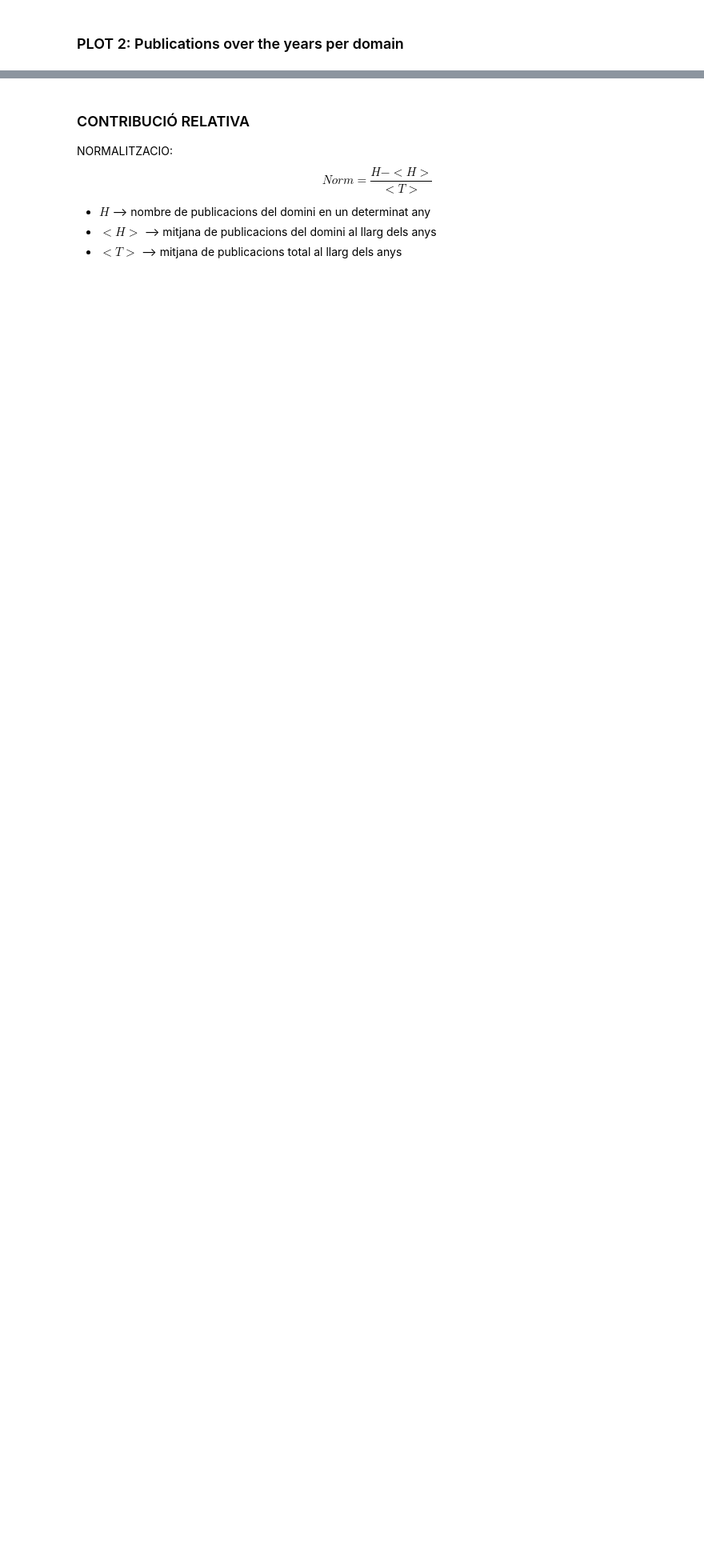
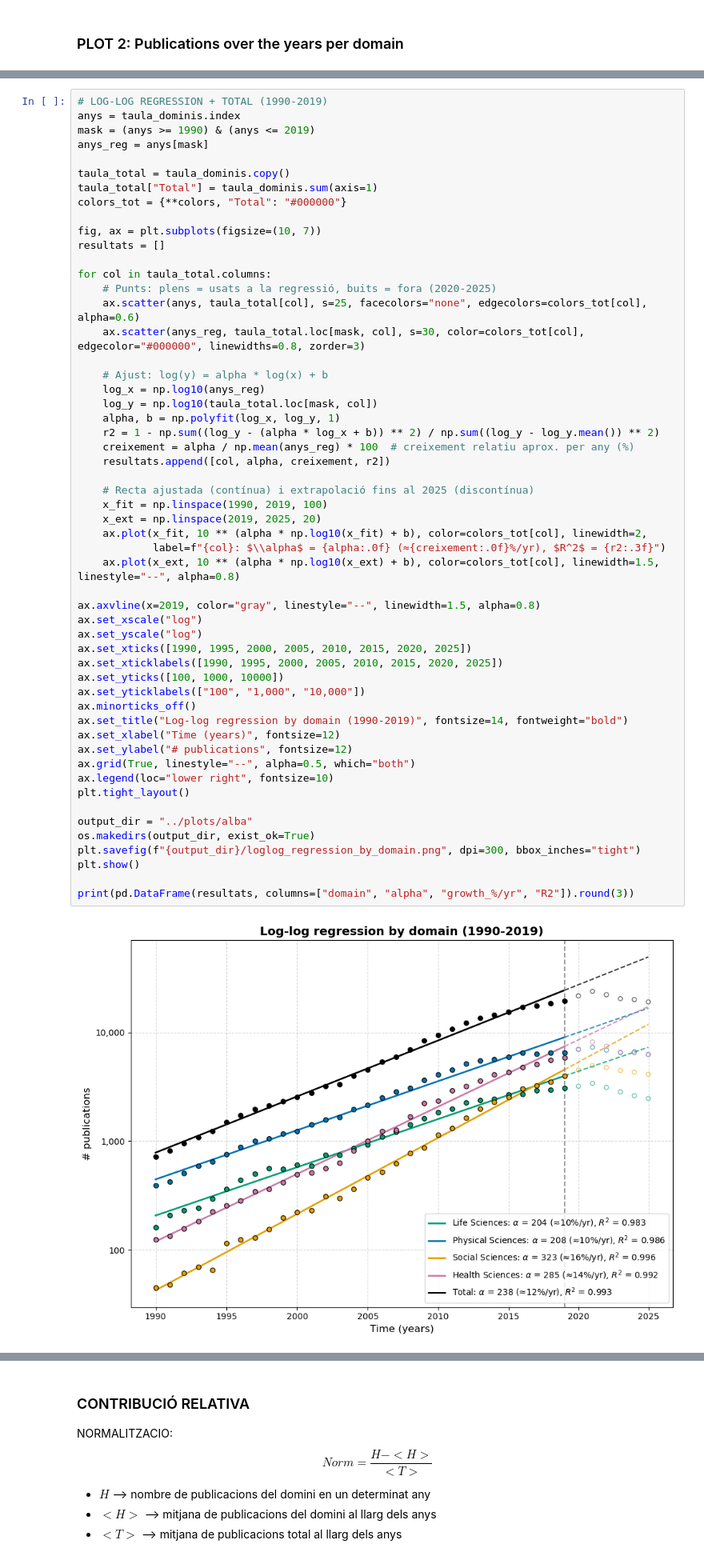
Before and after one commit to AdriRed/science-squared-avbd, a Jupyter notebook: notebooks/05_alba_domains_topics_plots.ipynb, the cells around one changed output, grey strips where cells are left out. Shown at 80% size. Cells and saved outputs as stored; diff of their text form; blank space fills up the shorter version.

```diff
--- a/notebooks/05_alba_domains_topics_plots.ipynb
+++ b/notebooks/05_alba_domains_topics_plots.ipynb
@@ -487,0 +602,56 @@ plt.show()
+# %%
+# LOG-LOG REGRESSION + TOTAL (1990-2019)
+anys = taula_dominis.index
+mask = (anys >= 1990) & (anys <= 2019)
+anys_reg = anys[mask]
+
+taula_total = taula_dominis.copy()
+taula_total["Total"] = taula_dominis.sum(axis=1)
+colors_tot = {**colors, "Total": "#000000"}
+
+fig, ax = plt.subplots(figsize=(10, 7))
+resultats = []
+
+for col in taula_total.columns:
+    # Punts: plens = usats a la regressió, buits = fora (2020-2025)
+    ax.scatter(anys, taula_total[col], s=25, facecolors="none", edgecolors=colors_tot[col], alpha=0.6)
+    ax.scatter(anys_reg, taula_total.loc[mask, col], s=30, color=colors_tot[col], edgecolor="#000000", linewidths=0.8, zorder=3)
+
+    # Ajust: log(y) = alpha * log(x) + b
+    log_x = np.log10(anys_reg)
+    log_y = np.log10(taula_total.loc[mask, col])
+    alpha, b = np.polyfit(log_x, log_y, 1)
+    r2 = 1 - np.sum((log_y - (alpha * log_x + b)) ** 2) / np.sum((log_y - log_y.mean()) ** 2)
+    creixement = alpha / np.mean(anys_reg) * 100  # creixement relatiu aprox. per any (%)
+    resultats.append([col, alpha, creixement, r2])
+
+    # Recta ajustada (contínua) i extrapolació fins al 2025 (discontínua)
+    x_fit = np.linspace(1990, 2019, 100)
+    x_ext = np.linspace(2019, 2025, 20)
+    ax.plot(x_fit, 10 ** (alpha * np.log10(x_fit) + b), color=colors_tot[col], linewidth=2,
+            label=f"{col}: $\\alpha$ = {alpha:.0f} (≈{creixement:.0f}%/yr), $R^2$ = {r2:.3f}")
+    ax.plot(x_ext, 10 ** (alpha * np.log10(x_ext) + b), color=colors_tot[col], linewidth=1.5, linestyle="--", alpha=0.8)
+
+ax.axvline(x=2019, color="gray", linestyle="--", linewidth=1.5, alpha=0.8)
+ax.set_xscale("log")
+ax.set_yscale("log")
+ax.set_xticks([1990, 1995, 2000, 2005, 2010, 2015, 2020, 2025])
+ax.set_xticklabels([1990, 1995, 2000, 2005, 2010, 2015, 2020, 2025])
+ax.set_yticks([100, 1000, 10000])
+ax.set_yticklabels(["100", "1,000", "10,000"])
+ax.minorticks_off()
+ax.set_title("Log-log regression by domain (1990-2019)", fontsize=14, fontweight="bold")
+ax.set_xlabel("Time (years)", fontsize=12)
+ax.set_ylabel("# publications", fontsize=12)
+ax.grid(True, linestyle="--", alpha=0.5, which="both")
+ax.legend(loc="lower right", fontsize=10)
+plt.tight_layout()
+
+output_dir = "../plots/alba"
+os.makedirs(output_dir, exist_ok=True)
+plt.savefig(f"{output_dir}/loglog_regression_by_domain.png", dpi=300, bbox_inches="tight")
+plt.show()
+
+print(pd.DataFrame(resultats, columns=["domain", "alpha", "growth_%/yr", "R2"]).round(3))
+# %% [output]
+[figure, added]
```
Also changed, not shown: parts of 20 cells of this notebook, 6 other files.
